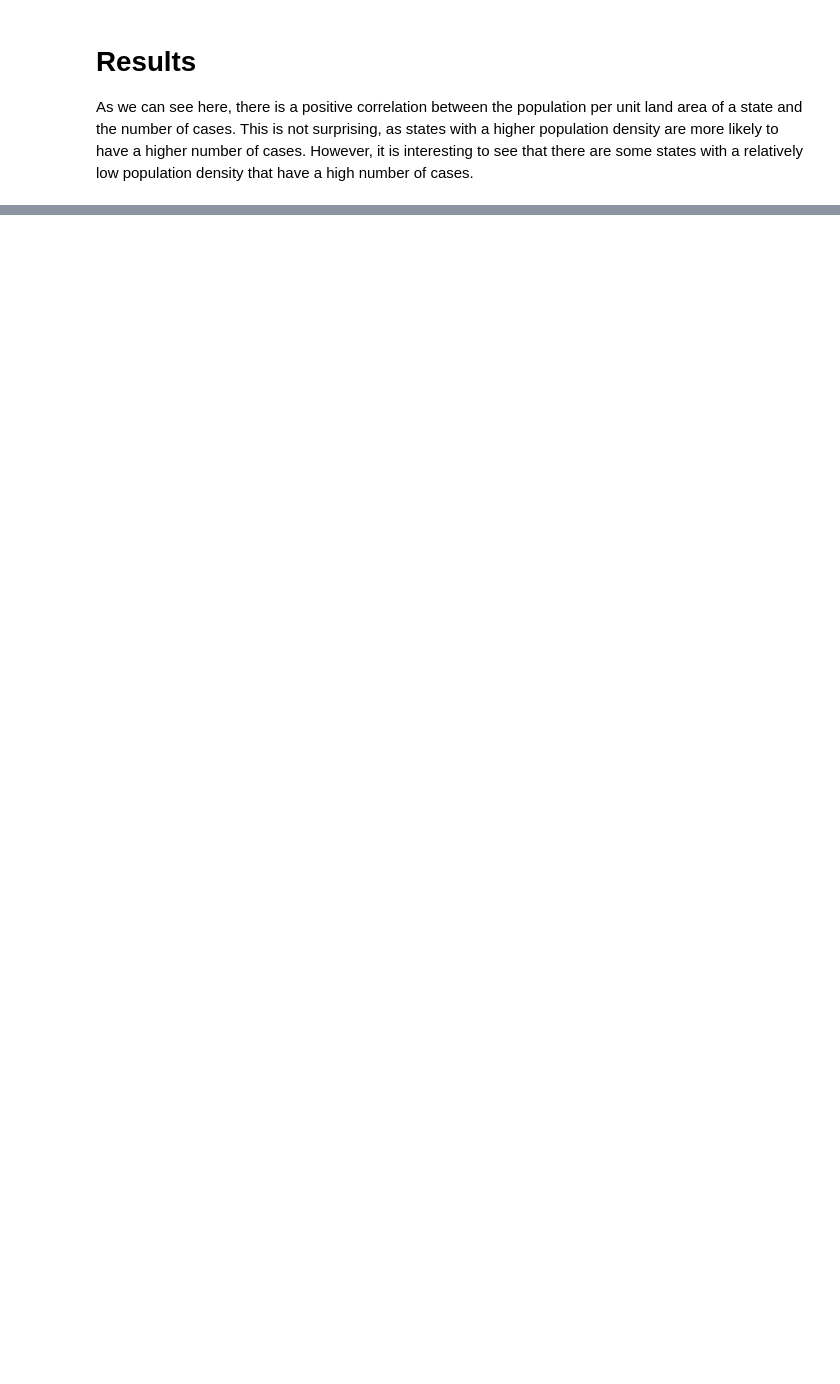
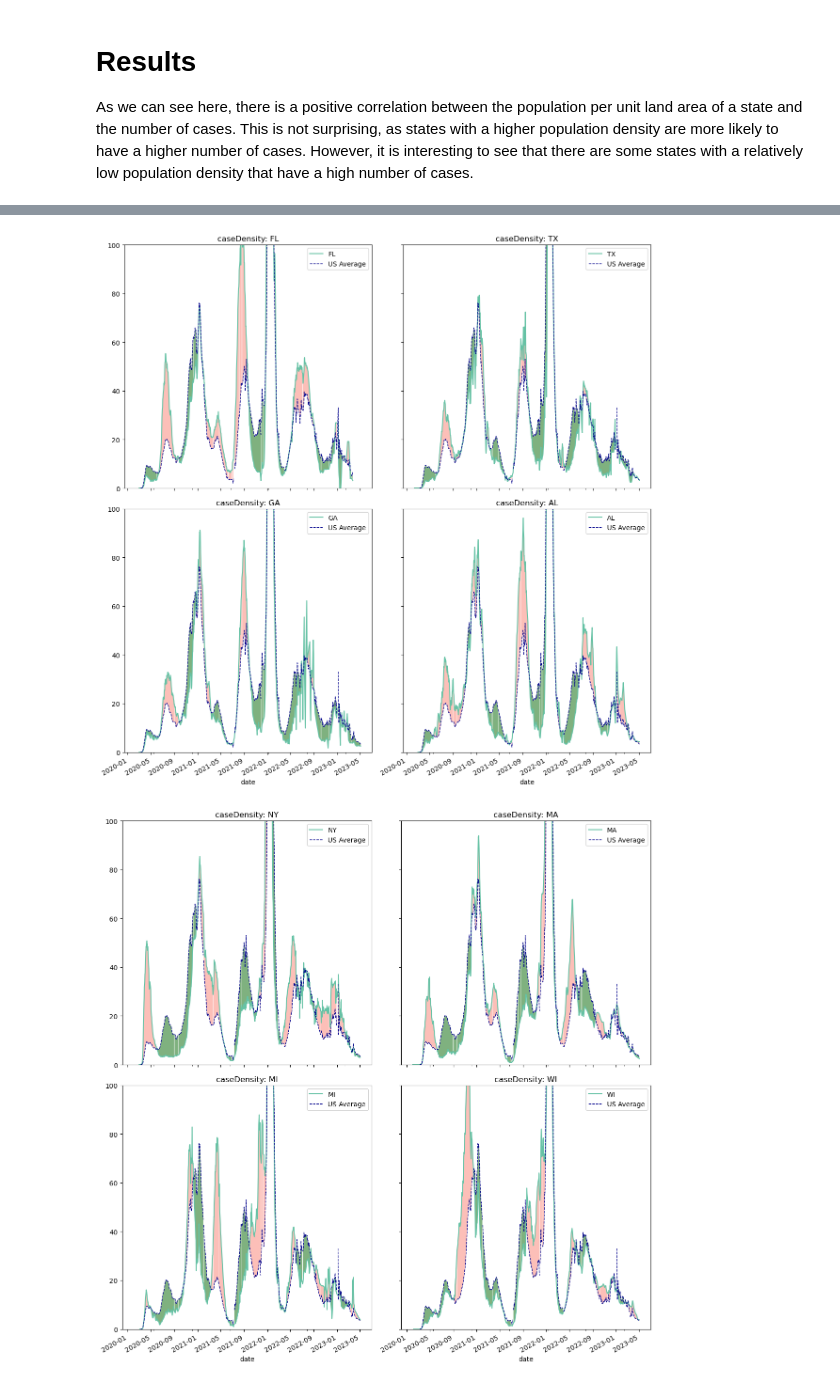
Before and after one commit to mikerasch/Covid19Analysis, a Jupyter notebook: Covid_Analysis.ipynb, the cells around one changed output, grey strips where cells are left out. Saved outputs shown, nothing was run; the diff lists cells and outputs as text; code cells hidden in the pictures; blank space fills up the shorter version.

Commit message:
Added Case Density Comparison - North V South

```diff
--- a/Covid_Analysis.ipynb
+++ b/Covid_Analysis.ipynb
@@ -360,3 +354,21 @@ fig2.show()
 # %% [markdown]
 # Results
 As we can see here, there is a positive correlation between the population per unit land area of a state and the number of cases. This is not surprising, as states with a higher population density are more likely to have a higher number of cases. However, it is interesting to see that there are some states with a relatively low population density that have a high number of cases.
+# %%
+def parse_json_historical(jsn):
+    # extract all timeseries oriented data
+    df_actuals = pd.DataFrame(jsn['actualsTimeseries']).set_index('date')
+    df_metrics = pd.DataFrame(jsn['metricsTimeseries']).set_index('date')
+    df_risk = pd.DataFrame(jsn['riskLevelsTimeseries']).set_index('date')
+    df_risk = df_risk.add_prefix('risk_')
+
+    # join together on date value
+    df = pd.concat([df_actuals, df_metrics, df_risk],axis=1).reset_index()
+
+    # set the date value to be an actual datetime typed object
+    df['date'] = pd.to_datetime(df['date'])
+
+    # append necessary metadata not in timeseries
+    df['state'] = jsn['state']
+    df['population'] = jsn['population']
+    return df
@@ -362,0 +417,37 @@ As we can see here, there is a positive correlation between the population per u
+# %%
+def compare_states(metric, states = ['FL','TN','GA','AL',
+                                     'NY','MA','MI','WI']):
+    jsn_us = pull_us_timeseries()
+
+    num_states = len(states)
+    num_cols = 2
+    num_rows = (num_states-1)//num_cols + 1
+
+    fig,axs = plt.subplots(num_rows,num_cols, figsize=(num_cols * 6,num_rows * 6), sharex=True, sharey=True)
+
+    n = 0
+    r,c = 0,0
+    for state in states:
+        jsn_state = pull_state_timeseries(state)
+        c = n % num_cols
+        r = n // num_cols
+
+        if num_rows == 1: # handles cases where we need a single indexer or row and column indexers
+            ax = axs[c]
+        else:
+            ax = axs[r,c]
+        plot_timeseries(jsn_state, jsn_us,metric,ax=ax)
+        n +=1
+
+    plt.tight_layout()
+
+    return
+
+hot_states = ['FL','TX','GA','AL']
+compare_states('caseDensity',states = hot_states)
+
+cold_states = ['NY','MA','MI','WI']
+compare_states('caseDensity',states = cold_states)
+# %% [output]
+[figure, added]
+[figure, added]
```
Also changed, not shown: parts of 7 cells of this notebook.
